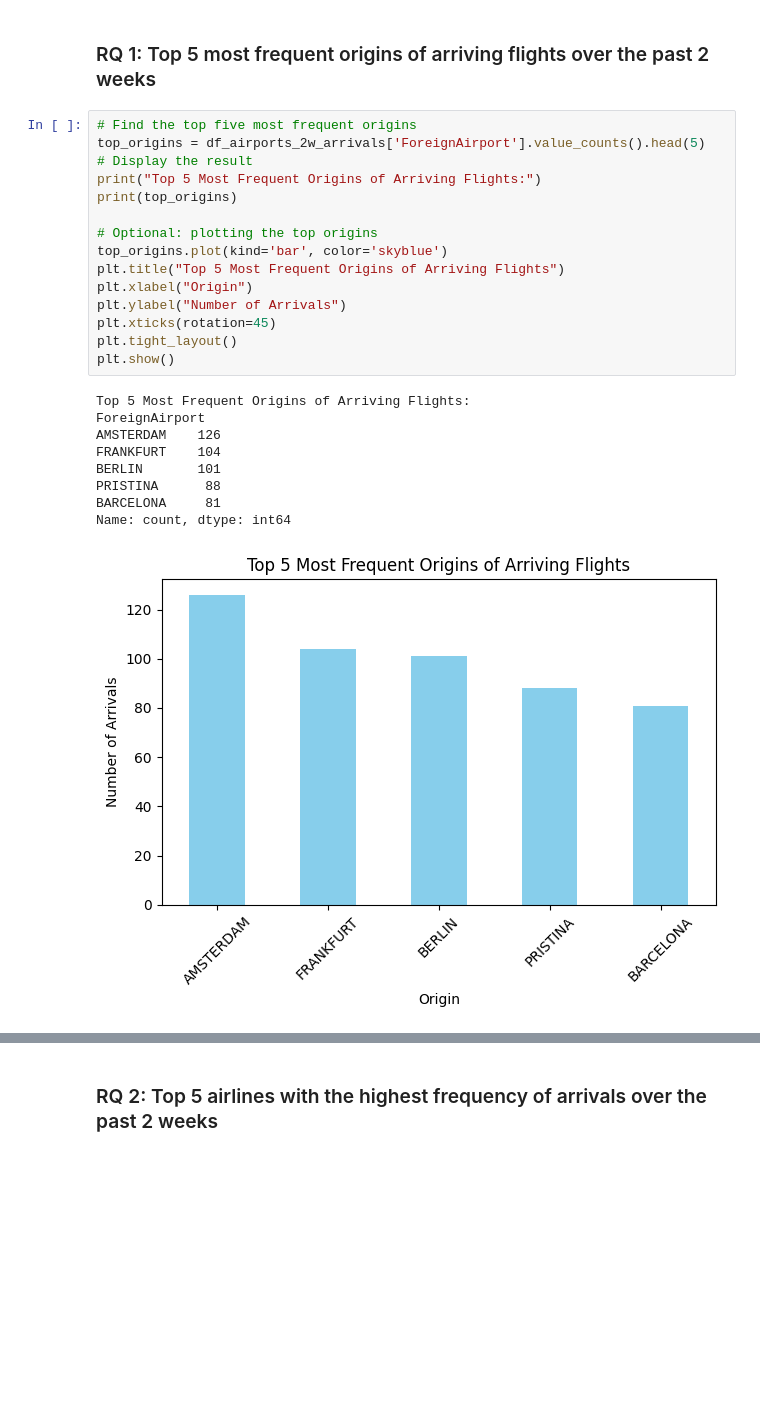
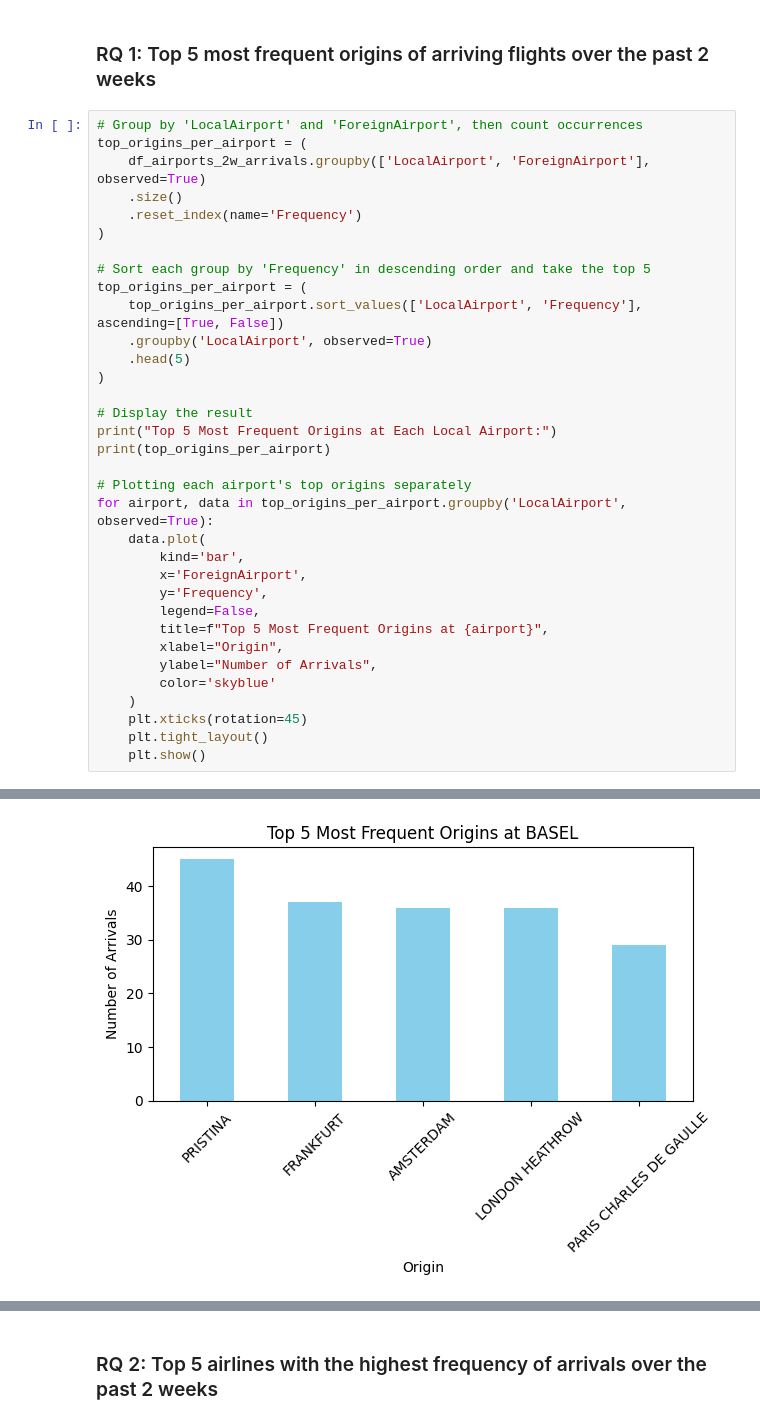
Before and after one commit to mtm-hslu/CIP-Swiss-Airports, a Jupyter notebook: _final_phase/questions_answering.ipynb, the cells around one changed output, grey strips where cells are left out. Saved outputs shown, nothing was run; the diff lists cells and outputs as text; blank space fills up the shorter version.

```diff
--- a/_final_phase/questions_answering.ipynb
+++ b/_final_phase/questions_answering.ipynb
@@ -85,28 +85,38 @@ df_airports_2w_departures = df_airports_2w[df_airports_2w['Type'] == 'DEPARTURE'
 df_airports_2w_arrivals = df_airports_2w[df_airports_2w['Type'] == 'ARRIVAL']
 # %% [markdown]
 ### RQ 1: Top 5 most frequent origins of arriving flights over the past 2 weeks
-# %%
-# Find the top five most frequent origins
-top_origins = df_airports_2w_arrivals['ForeignAirport'].value_counts().head(5)
-# Display the result
-print("Top 5 Most Frequent Origins of Arriving Flights:")
-print(top_origins)
-
-# Optional: plotting the top origins
-top_origins.plot(kind='bar', color='skyblue')
-plt.title("Top 5 Most Frequent Origins of Arriving Flights")
-plt.xlabel("Origin")
-plt.ylabel("Number of Arrivals")
-plt.xticks(rotation=45)
-plt.tight_layout()
-plt.show()
-# %% [output]
-Top 5 Most Frequent Origins of Arriving Flights:
-ForeignAirport
-AMSTERDAM    126
-FRANKFURT    104
-BERLIN       101
-PRISTINA      88
-BARCELONA     81
-Name: count, dtype: int64
-[figure, removed]
+# %%
+# Group by 'LocalAirport' and 'ForeignAirport', then count occurrences
+top_origins_per_airport = (
+    df_airports_2w_arrivals.groupby(['LocalAirport', 'ForeignAirport'], observed=True)
+    .size()
+    .reset_index(name='Frequency')
+)
+
+# Sort each group by 'Frequency' in descending order and take the top 5
+top_origins_per_airport = (
+    top_origins_per_airport.sort_values(['LocalAirport', 'Frequency'], ascending=[True, False])
+    .groupby('LocalAirport', observed=True)
+    .head(5)
+)
+
+# Display the result
+print("Top 5 Most Frequent Origins at Each Local Airport:")
+print(top_origins_per_airport)
+
+# Plotting each airport's top origins separately
+for airport, data in top_origins_per_airport.groupby('LocalAirport', observed=True):
+    data.plot(
+        kind='bar',
+        x='ForeignAirport',
+        y='Frequency',
+        legend=False,
+        title=f"Top 5 Most Frequent Origins at {airport}",
+        xlabel="Origin",
+        ylabel="Number of Arrivals",
+        color='skyblue'
+    )
+    plt.xticks(rotation=45)
+    plt.tight_layout()
+    plt.show()
+# %% [output]
@@ -112,0 +140 @@ Name: count, dtype: int64
+[figure, added]
```
Also changed, not shown: parts of 9 cells of this notebook, 1 other file.
